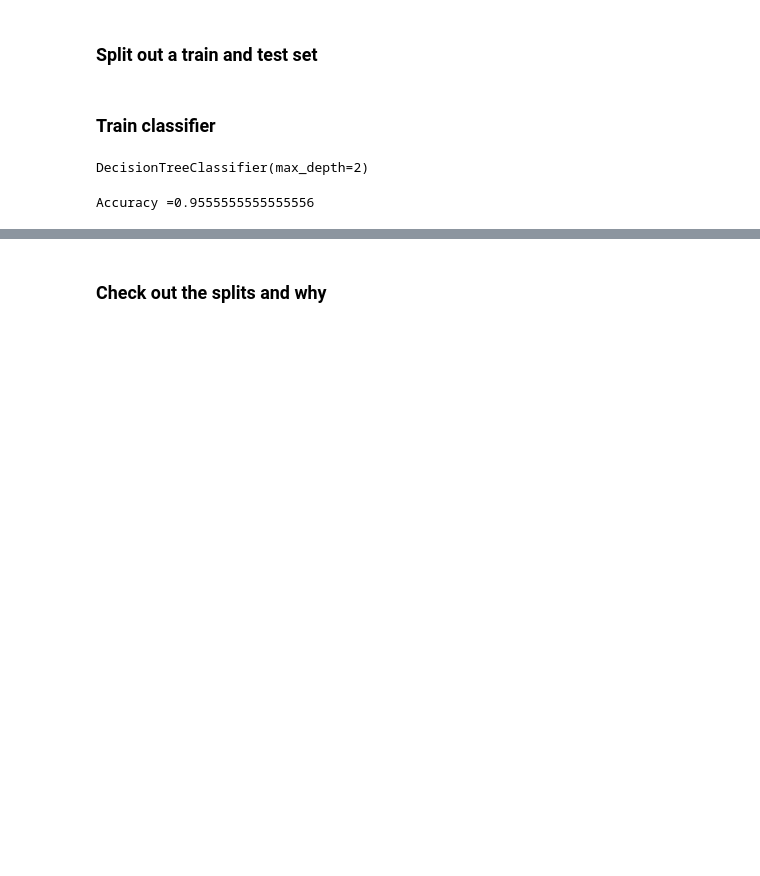
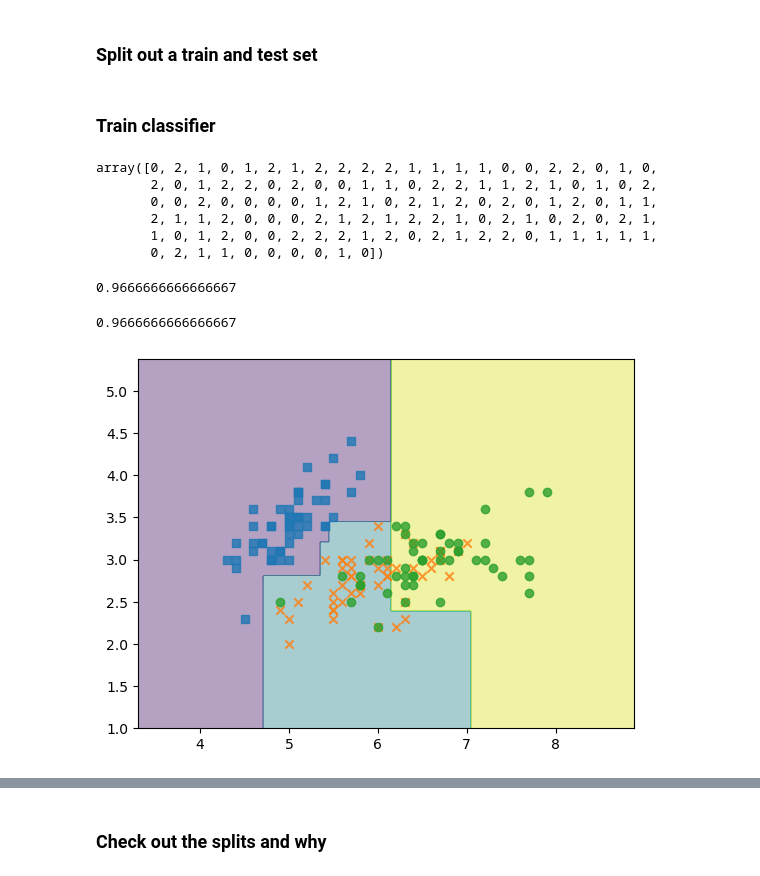
Before and after one commit to CNUClasses/DATA301_CODE, a Jupyter notebook: week_8/81_DecisionTrees_INCLASS.ipynb, the cells around one changed output, grey strips where cells are left out. Cells and saved outputs as stored; diff of their text form; code cells hidden in the pictures; blank space fills up the shorter version.

```diff
--- a/week_8/81_DecisionTrees_INCLASS.ipynb
+++ b/week_8/81_DecisionTrees_INCLASS.ipynb
@@ -64,13 +107,11 @@ train, test, train_y, test_y = train_test_split(iris.data[:,[0,1,2,3]], iris.tar
 # %% [markdown]
 ### Train classifier
-# %%
-clf = tree.DecisionTreeClassifier(max_depth=2)
-clf.fit(train,train_y)
-
-preds = clf.predict(test)
-print(f'Accuracy ={clf.score(test, test_y)}')
-
-# _=tree.plot_tree(clf)
-# %% [output]
-DecisionTreeClassifier(max_depth=2)
-Accuracy =0.9555555555555556
+# %%
+train_y
+# %% [output]
+array([0, 2, 1, 0, 1, 2, 1, 2, 2, 2, 2, 1, 1, 1, 1, 0, 0, 2, 2, 0, 1, 0,
+       2, 0, 1, 2, 2, 0, 2, 0, 0, 1, 1, 0, 2, 2, 1, 1, 2, 1, 0, 1, 0, 2,
+       0, 0, 2, 0, 0, 0, 0, 1, 2, 1, 0, 2, 1, 2, 0, 2, 0, 1, 2, 0, 1, 1,
+       2, 1, 1, 2, 0, 0, 0, 2, 1, 2, 1, 2, 2, 1, 0, 2, 1, 0, 2, 0, 2, 1,
+       1, 0, 1, 2, 0, 0, 2, 2, 2, 1, 2, 0, 2, 1, 2, 2, 0, 1, 1, 1, 1, 1,
+       0, 2, 1, 1, 0, 0, 0, 0, 1, 0])
@@ -76,0 +123,18 @@ Accuracy =0.9555555555555556
+# %%
+preds=clf.predict(test)
+accuracy_score(test_y, preds)
+# %% [output]
+0.9666666666666667
+# %%
+clf.score(test, test_y)
+# %% [output]
+0.9666666666666667
+# %%
+from util_disp import plot_decision_regions
+dfi = pd.DataFrame(iris.data, columns=iris.feature_names)
+dfi['target']=iris.target
+clf = tree.DecisionTreeClassifier(max_depth=4)
+clf.fit(X=iris.data[:,[0,1]],y=iris.target);
+plot_decision_regions(X=iris.data[:,[0,1]], y=iris.target, classifier=clf, resolution=0.02)
+# %% [output]
+[figure, added]
```
Also changed, not shown: parts of 16 cells of this notebook, 15 other files.
